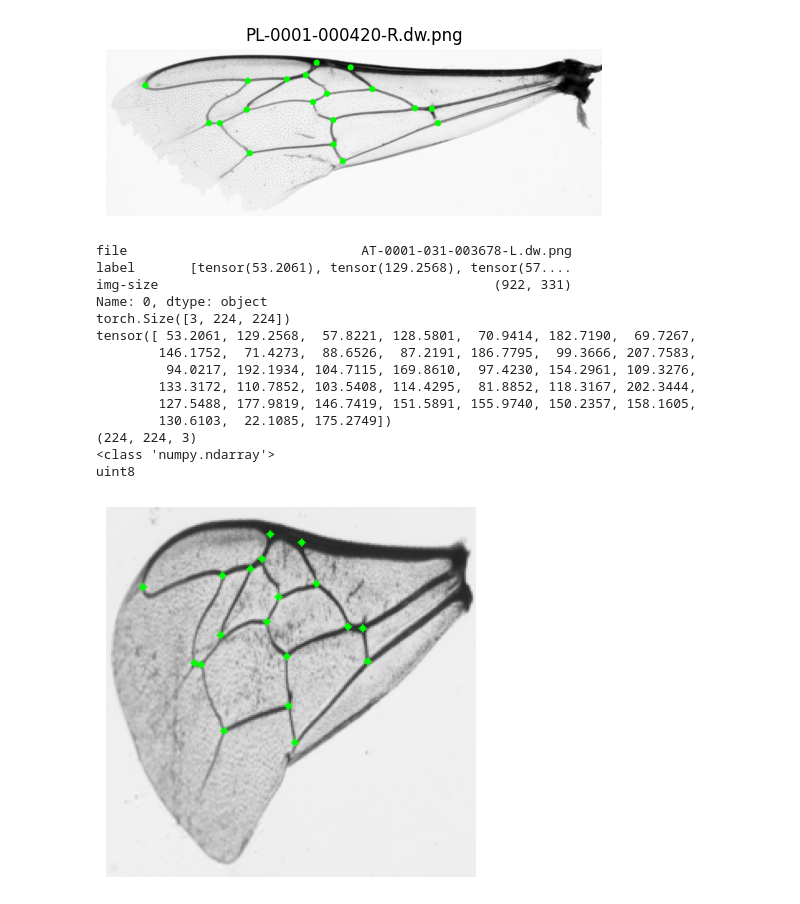
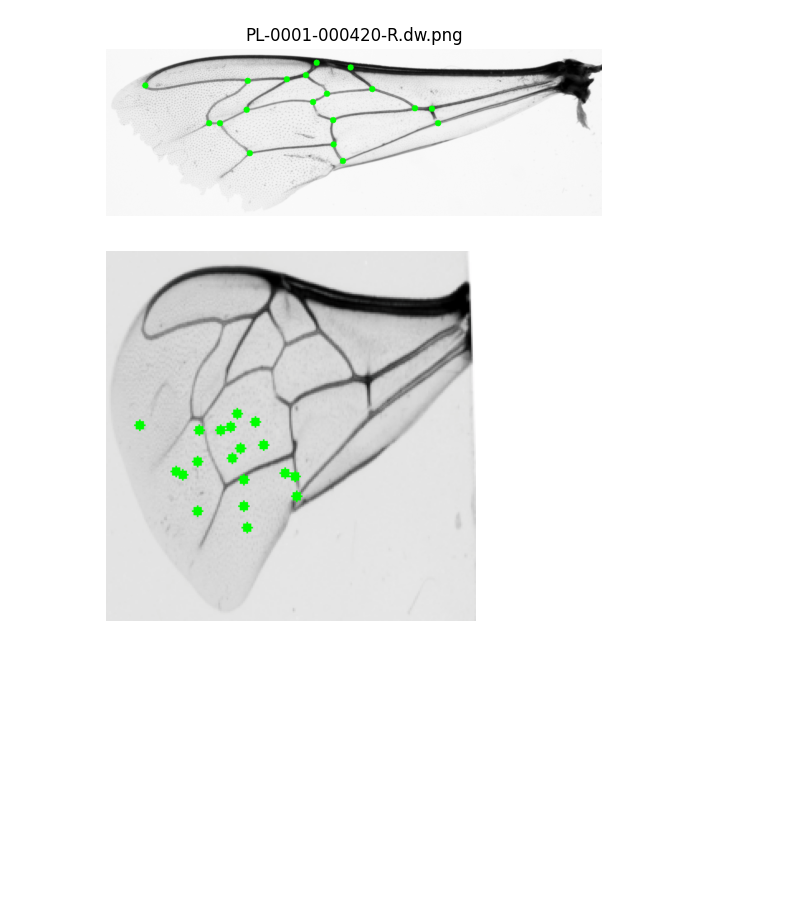
Before and after one commit to mkrajew/bees, a Jupyter notebook: notebooks/visualize.ipynb, the cells around one changed output. Cells and saved outputs as stored; diff of their text form; code cells hidden in the pictures; blank space fills up the shorter version.

Commit message:
visualization and improved training code

```diff
--- a/notebooks/visualize.ipynb
+++ b/notebooks/visualize.ipynb
@@ -142,28 +141,33 @@ read_original_cv3(filename="PL-0001-000420-R.dw.png")
 [figure]
 # %%
 image, label = resnet_dataset[0]
-print(resnet_dataset.coords_df.iloc[0])
-print(image.shape)
-print(label)
-image = denormalize(image)
-print(image.shape)
-print(type(image))
-print(image.dtype)
-
-coords_cv3(image, label, spot_size=2)
+# print(resnet_dataset.coords_df.iloc[0])
+# print(image.shape)
+# print(label)
+# image = denormalize(image)
+# print(image.shape)
+# print(type(image))
+# print(image.dtype)
+#
+# coords_cv3(image, label, spot_size=2)
-# %% [output]
-file                              AT-0001-031-003678-L.dw.png
-label       [tensor(53.2061), tensor(129.2568), tensor(57....
-img-size                                           (922, 331)
-Name: 0, dtype: object
-torch.Size([3, 224, 224])
-tensor([ 53.2061, 129.2568,  57.8221, 128.5801,  70.9414, 182.7190,  69.7267,
-        146.1752,  71.4273,  88.6526,  87.2191, 186.7795,  99.3666, 207.7583,
-         94.0217, 192.1934, 104.7115, 169.8610,  97.4230, 154.2961, 109.3276,
-        133.3172, 110.7852, 103.5408, 114.4295,  81.8852, 118.3167, 202.3444,
-        127.5488, 177.9819, 146.7419, 151.5891, 155.9740, 150.2357, 158.1605,
-        130.6103,  22.1085, 175.2749])
-(224, 224, 3)
-<class 'numpy.ndarray'>
-uint8
-[figure, removed]
+# %%
+from wings.modeling.models import ResnetPreTrained
+from wings.config import MODELS_DIR
+from torchvision.models import resnet50, ResNet50_Weights
+from wings.modeling.litnet import LitNet
+
+checkpoint_path = MODELS_DIR / 'resnet_pretrained_v01.ckpt'
+weights = ResNet50_Weights.DEFAULT
+resnet_model = ResnetPreTrained(resnet50, weights)
+
+num_epochs = 15
+model = LitNet.load_from_checkpoint(checkpoint_path, model=resnet_model, num_epochs=num_epochs)
+model.eval()
+
+n = np.random.randint(0, 21000)
+image, label = resnet_dataset[n]
+labels = model(image.cuda().unsqueeze(0))
+image = denormalize(image)
+coords_cv3(image, labels.squeeze(0), spot_size=3)
+# %% [output]
+[figure, added]
```
Also changed, not shown: parts of 2 cells of this notebook, 4 other files.
